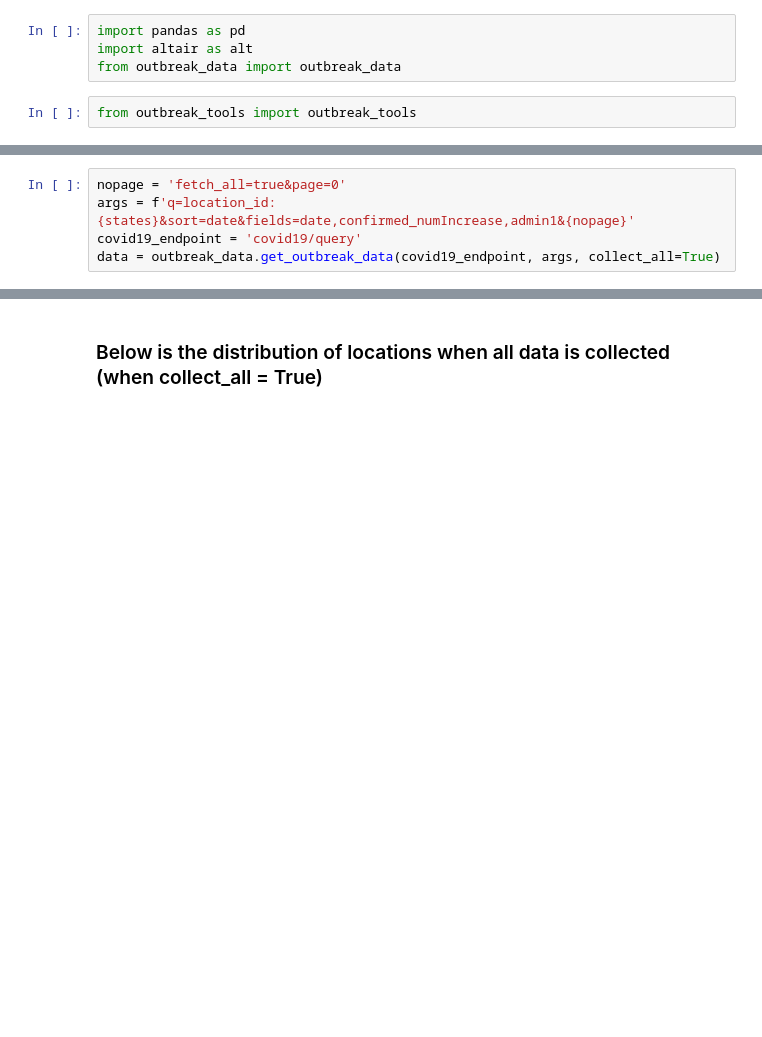
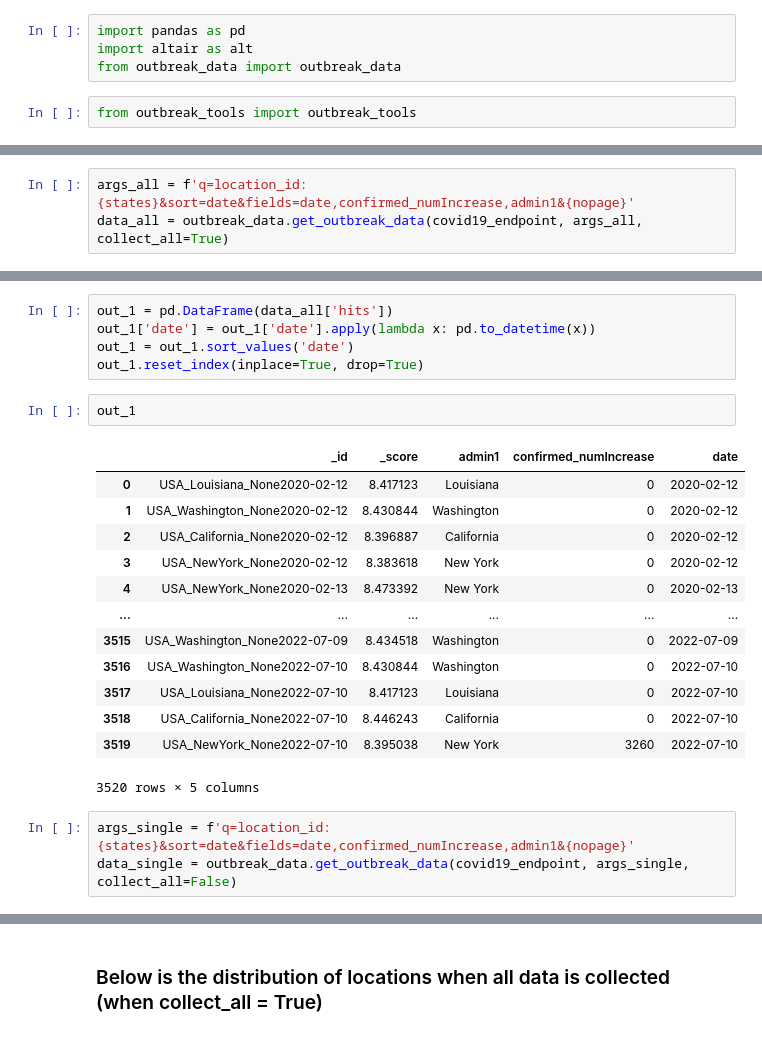
Before and after one commit to outbreak-info/python-outbreak-info, a Jupyter notebook: visualization_demos/visualization_demos.ipynb, the cells around one changed output, grey strips where cells are left out. Cells and saved outputs as stored; diff of their text form; blank space fills up the shorter version.

```diff
--- a/visualization_demos/visualization_demos.ipynb
+++ b/visualization_demos/visualization_demos.ipynb
@@ -14,5 +21,3 @@ states
 # %%
-nopage = 'fetch_all=true&page=0'
-args = f'q=location_id:{states}&sort=date&fields=date,confirmed_numIncrease,admin1&{nopage}'
-covid19_endpoint = 'covid19/query'
-data = outbreak_data.get_outbreak_data(covid19_endpoint, args, collect_all=True)
+args_all = f'q=location_id:{states}&sort=date&fields=date,confirmed_numIncrease,admin1&{nopage}'
+data_all = outbreak_data.get_outbreak_data(covid19_endpoint, args_all, collect_all=True)
@@ -18,0 +44,24 @@ data = outbreak_data.get_outbreak_data(covid19_endpoint, args, collect_all=True)
+# %%
+out_1 = pd.DataFrame(data_all['hits'])
+out_1['date'] = out_1['date'].apply(lambda x: pd.to_datetime(x))
+out_1 = out_1.sort_values('date')
+out_1.reset_index(inplace=True, drop=True)
+# %%
+out_1
+# %% [output]
+|  | _id | _score | admin1 | confirmed_numIncrease | date |
+| 0 | USA_Louisiana_None2020-02-12 | 8.417123 | Louisiana | 0 | 2020-02-12 |
+| 1 | USA_Washington_None2020-02-12 | 8.430844 | Washington | 0 | 2020-02-12 |
+| 2 | USA_California_None2020-02-12 | 8.396887 | California | 0 | 2020-02-12 |
+| 3 | USA_NewYork_None2020-02-12 | 8.383618 | New York | 0 | 2020-02-12 |
+| 4 | USA_NewYork_None2020-02-13 | 8.473392 | New York | 0 | 2020-02-13 |
+| ... | ... | ... | ... | ... | ... |
+| 3515 | USA_Washington_None2022-07-09 | 8.434518 | Washington | 0 | 2022-07-09 |
+| 3516 | USA_Washington_None2022-07-10 | 8.430844 | Washington | 0 | 2022-07-10 |
+| 3517 | USA_Louisiana_None2022-07-10 | 8.417123 | Louisiana | 0 | 2022-07-10 |
+| 3518 | USA_California_None2022-07-10 | 8.446243 | California | 0 | 2022-07-10 |
+| 3519 | USA_NewYork_None2022-07-10 | 8.395038 | New York | 3260 | 2022-07-10 |
+3520 rows × 5 columns
+# %%
+args_single = f'q=location_id:{states}&sort=date&fields=date,confirmed_numIncrease,admin1&{nopage}'
+data_single = outbreak_data.get_outbreak_data(covid19_endpoint, args_single, collect_all=False)
```
Also changed, not shown: parts of 10 cells of this notebook, 1 other file.
